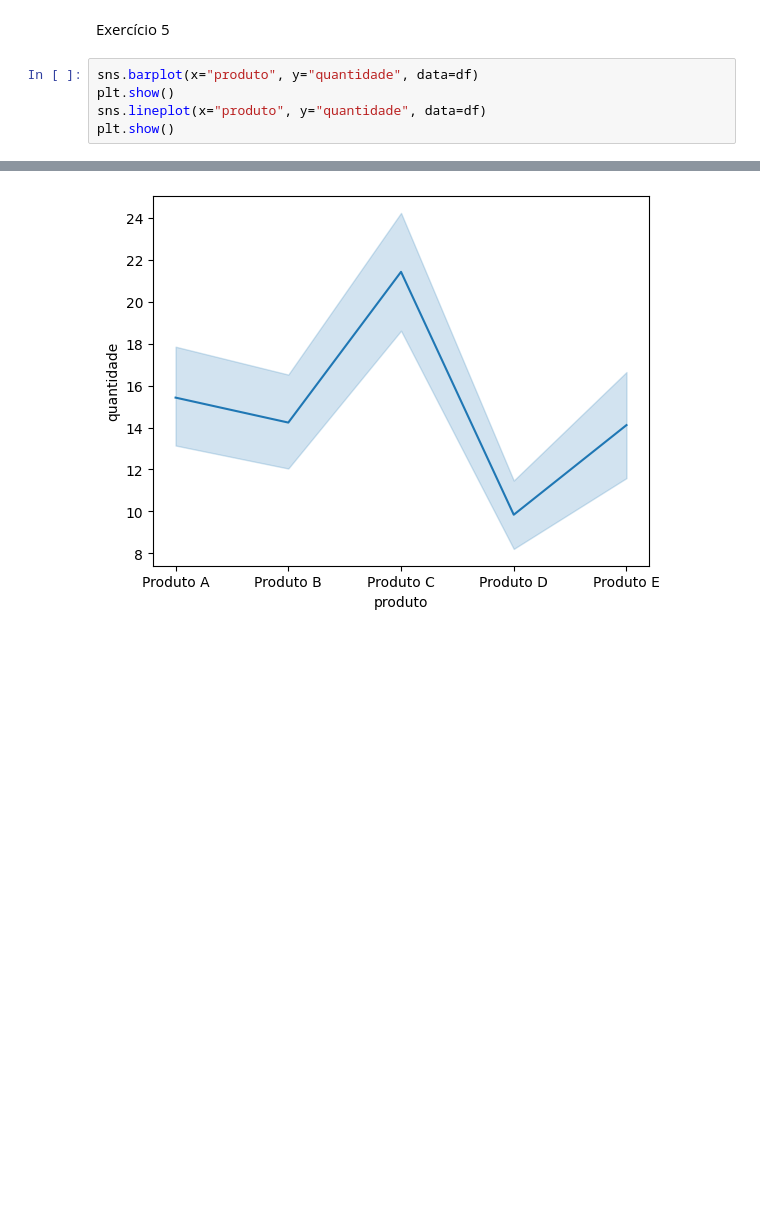
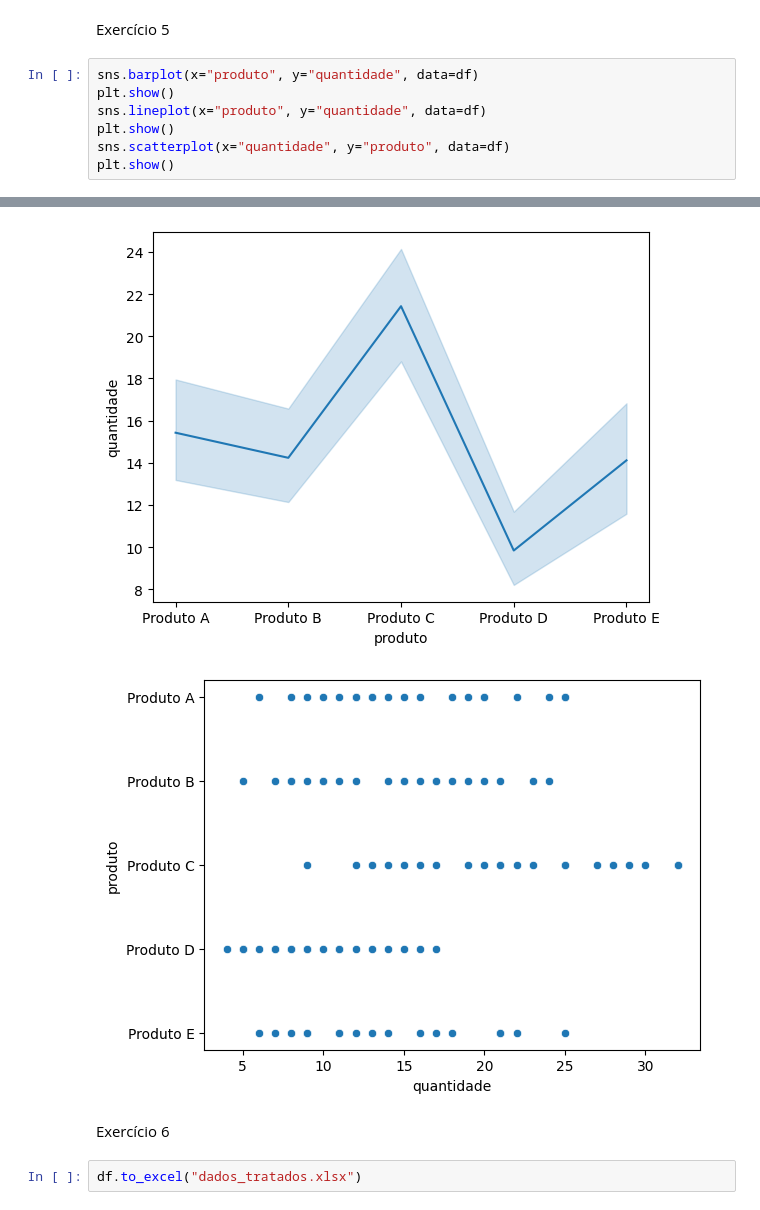
Before and after one commit to CleberSalustiano/AI_IFES, a Jupyter notebook: Pandas_Python_Exercicios/exercicios_pandas.ipynb, the cells around one changed output, grey strips where cells are left out. Drawn from its saved outputs; the diff is of its cells as text; blank space fills up the shorter version.

```diff
--- a/Pandas_Python_Exercicios/exercicios_pandas.ipynb
+++ b/Pandas_Python_Exercicios/exercicios_pandas.ipynb
@@ -221,8 +221,15 @@ Exercício 5
 # %%
 sns.barplot(x="produto", y="quantidade", data=df)
 plt.show()
 sns.lineplot(x="produto", y="quantidade", data=df)
 plt.show()
+sns.scatterplot(x="quantidade", y="produto", data=df)
+plt.show()
 # %% [output]
 [figure]
 [figure]
+[figure, added]
+# %% [markdown]
+Exercício 6
+# %%
+df.to_excel("dados_tratados.xlsx")
```
